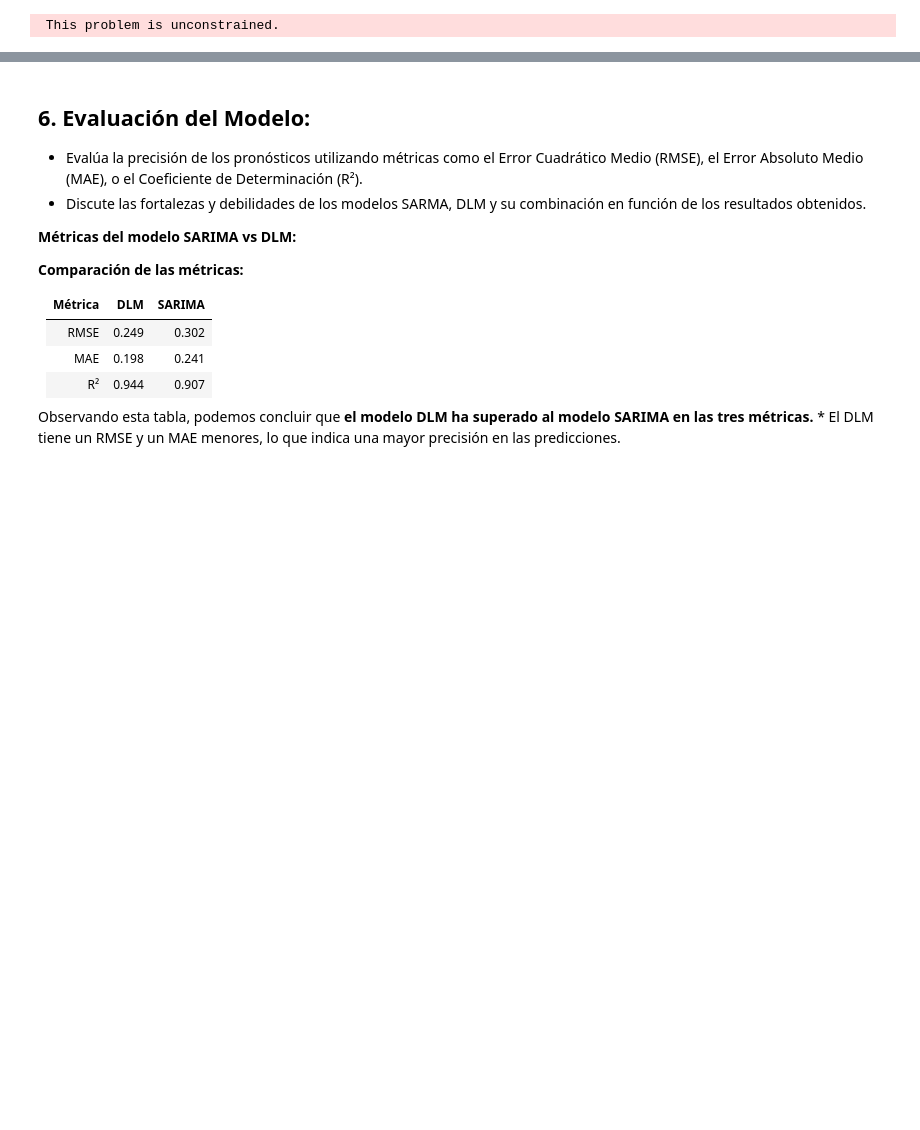
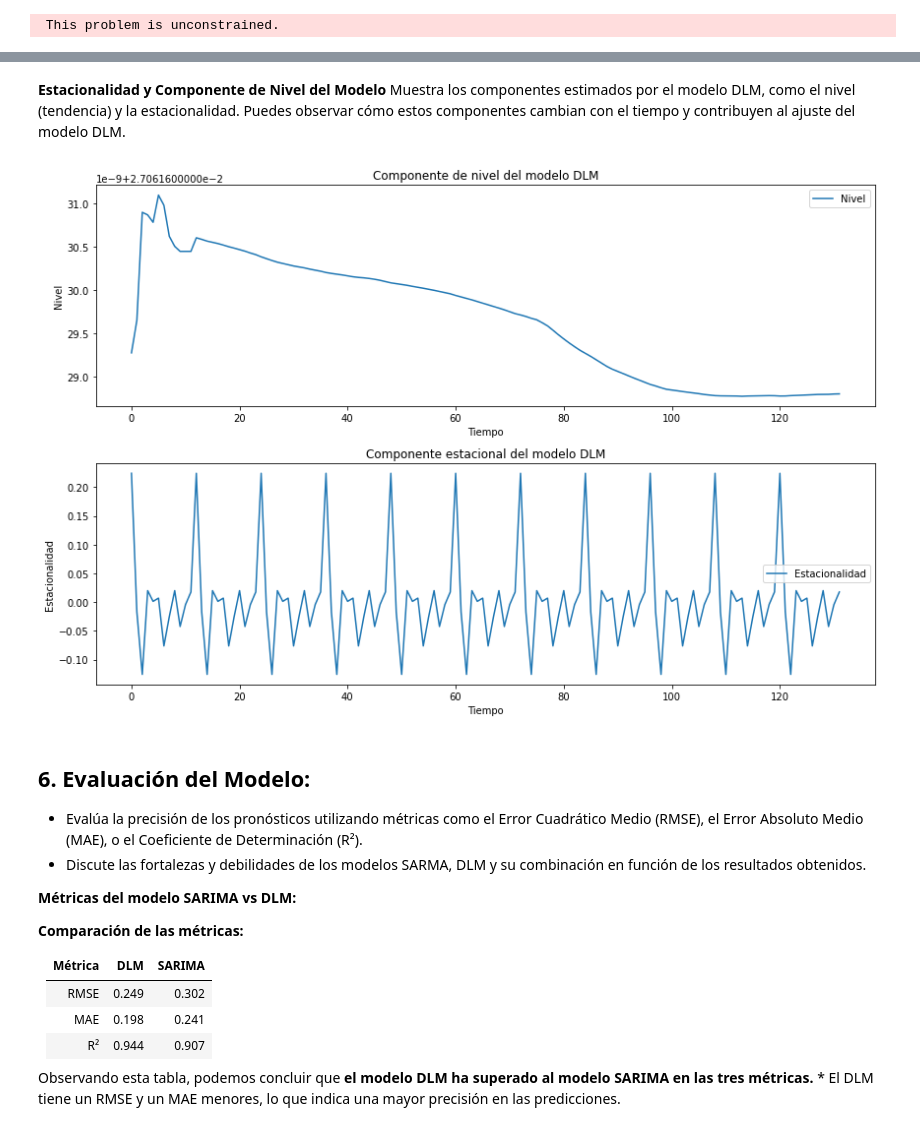
Before and after one commit to Rauloigs/Tasa_Ocupacional-Prediccion, a Jupyter notebook: p_final_cod.ipynb, the cells around one changed output, grey strips where cells are left out. Drawn from its saved outputs; the diff is of its cells as text; code cells hidden in the pictures; blank space fills up the shorter version.

```diff
--- a/p_final_cod.ipynb
+++ b/p_final_cod.ipynb
@@ -321,3 +345,32 @@ Freq: MS, Name: predicted_mean, dtype: float64
+# %% [markdown]
+**Estacionalidad y Componente de Nivel del Modelo** Muestra los componentes estimados por el modelo DLM, como el nivel (tendencia) y la estacionalidad. Puedes observar cómo estos componentes cambian con el tiempo y contribuyen al ajuste del modelo DLM.
+# %%
+plt.figure(figsize=(12, 8))
+
+# Extraer el componente de nivel
+level = dlm_results.smoothed_state[0]
+
+# Extraer el componente estacional
+seasonal = dlm_results.smoothed_state[1]
+
+plt.subplot(2, 1, 1)
+plt.plot(level, label='Nivel')
+plt.title('Componente de nivel del modelo DLM')
+plt.xlabel('Tiempo')
+plt.ylabel('Nivel')
+plt.legend()
+
+plt.subplot(2, 1, 2)
+plt.plot(seasonal, label='Estacionalidad')
+plt.title('Componente estacional del modelo DLM')
+plt.xlabel('Tiempo')
+plt.ylabel('Estacionalidad')
+plt.legend()
+
+plt.tight_layout()
+plt.show()
+# %% [output]
+[figure, added]
 # %% [markdown]
 ## 6. Evaluación del Modelo:
 - Evalúa la precisión de los pronósticos utilizando métricas como el Error Cuadrático Medio (RMSE), el Error Absoluto Medio (MAE), o el Coeficiente de Determinación (R²).
```
Also changed, not shown: parts of 8 cells of this notebook.
